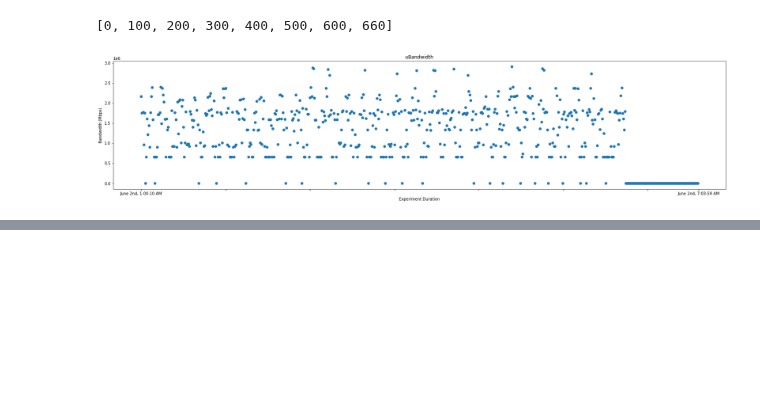
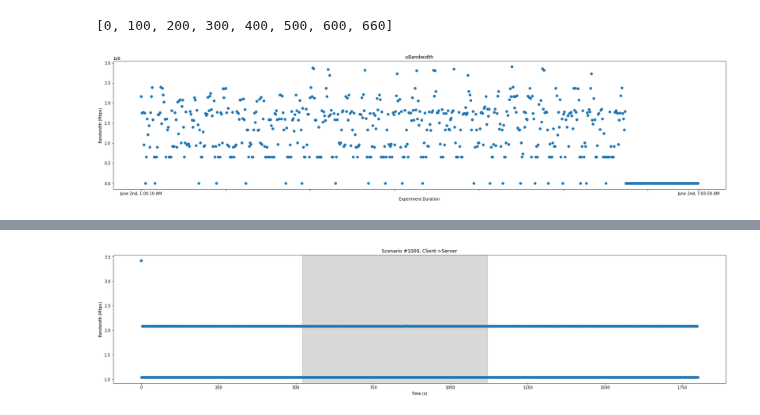
Before and after one commit to nislab/gensync, a Jupyter notebook: run/analysis.ipynb, the cells around one changed output, grey strips where cells are left out. Saved outputs shown, nothing was run; the diff lists cells and outputs as text; code cells hidden in the pictures; blank space fills up the shorter version.

```diff
--- a/run/analysis.ipynb
+++ b/run/analysis.ipynb
@@ -1051,0 +1066,10 @@ d_1026_2s[(d_1026_2s['diffs'] == 100) & (d_1026_2s['cardinality'] == 10000)]
+# %%
+d_1009_cts = ca.parse_iperf(get_net_path('1009/iperf_client_to_server.json'))
+d_1009_stc = ca.parse_iperf(get_net_path('1009/iperf_server_to_client.json'))
+# %%
+d_1009_cts = cnv_Mbps(d_1009_cts)
+d_1009_stc = cnv_Mbps(d_1009_stc)
+# %%
+plot_iperf_time_series(d_1009_cts, title='Scenario #1009, Client->Server')
+# %% [output]
+[figure, added]
```
Also changed, not shown: parts of 11 cells of this notebook, 2 other files.
